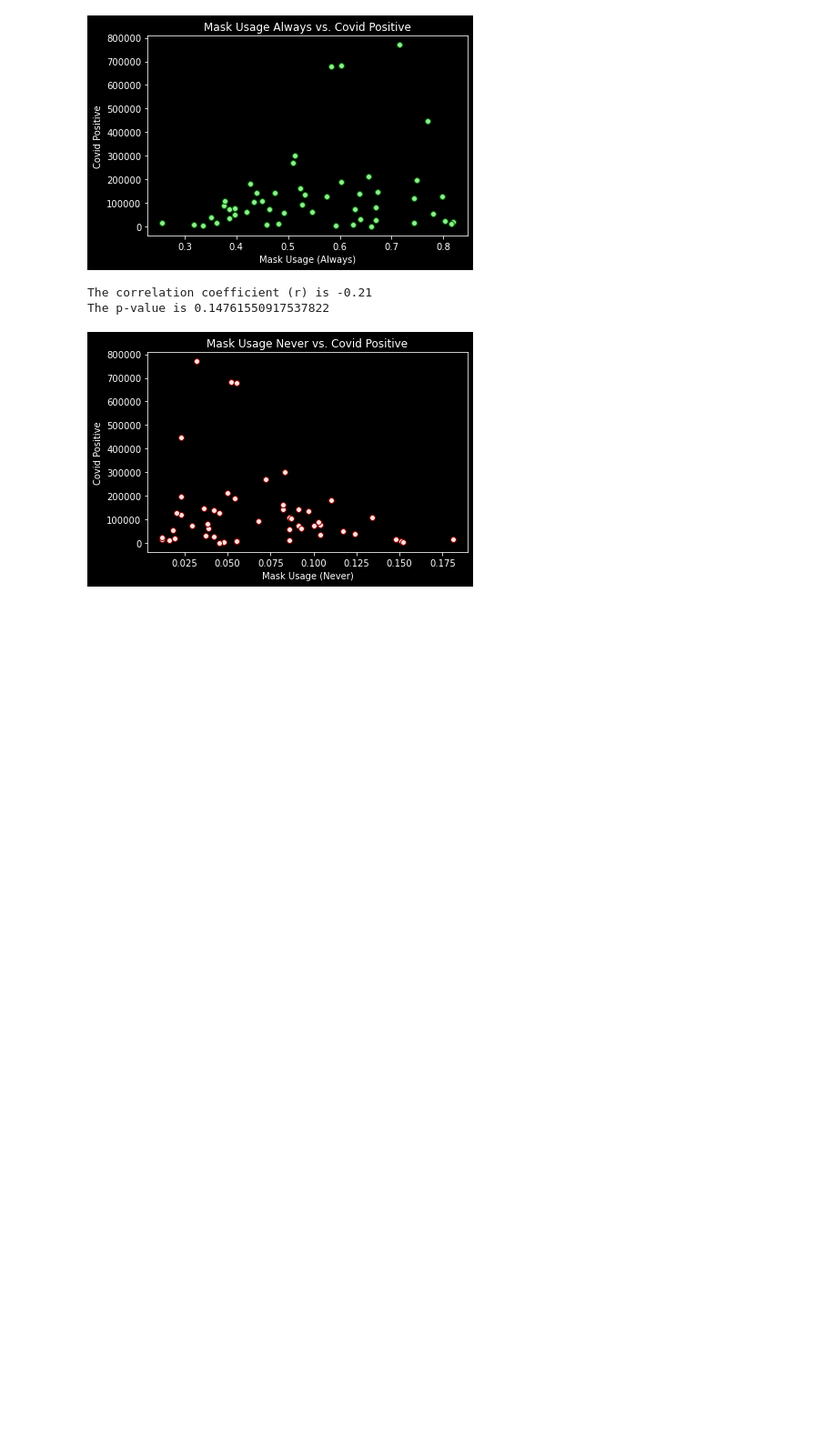
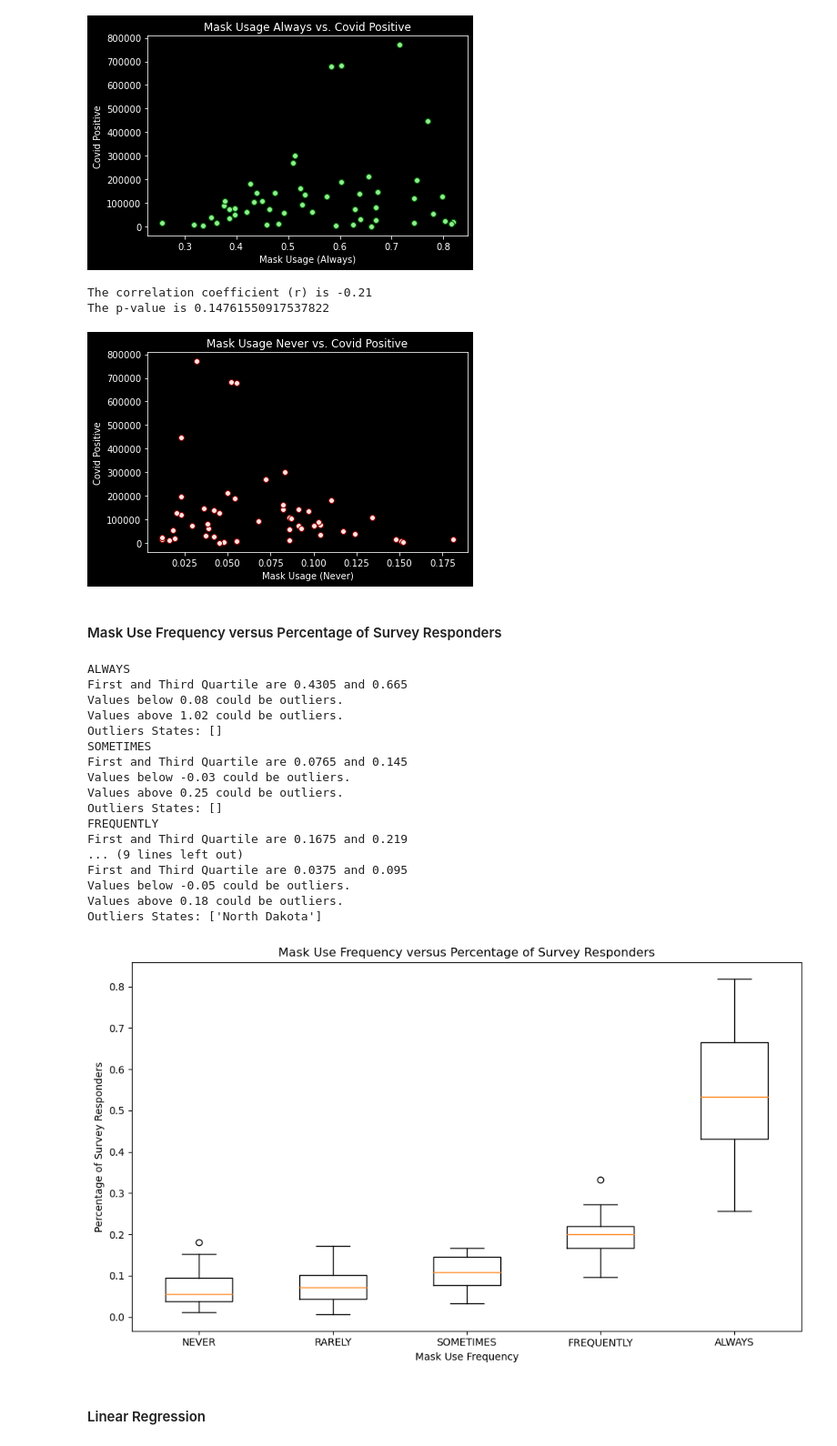
Before and after one commit to havyjavy/Healthcare-and-Covid-19, a Jupyter notebook: CensusData/Census_Mask_Covid-19.ipynb, the cells around one changed output. Shown at 91% size. Drawn from its saved outputs; the diff is of its cells as text; code cells hidden in the pictures; blank space fills up the shorter version.

Commit message:
Updated Census_Mask_Covid19 notebook with Germaine's box plot code.

```diff
--- a/CensusData/Census_Mask_Covid-19.ipynb
+++ b/CensusData/Census_Mask_Covid-19.ipynb
@@ -281,3 +281,62 @@ print(f"The p-value is {correlation[1]}")
 The correlation coefficient (r) is -0.21
 The p-value is 0.14761550917537822
 [figure]
+# %% [markdown]
+#### Mask Use Frequency versus Percentage of Survey Responders
+# %%
+def getquartilesIQR(col):
+    quantiles = mask_covid_data_clean[col].quantile([0.25, 0.75])
+    IQR = quantiles[0.75] - quantiles[0.25]
+    lower_bound = round(quantiles[0.25] - (1.5*IQR), 2)
+    upper_bound = round(quantiles[0.75] + (1.5*IQR), 2)
+    print(col)
+    print(f"First and Third Quartile are {quantiles[0.25]} and {quantiles[0.75]}")
+    print(f"Values below {lower_bound} could be outliers.")
+    print(f"Values above {upper_bound} could be outliers.")
+    outliers = mask_covid_data_clean.loc[(mask_covid_data_clean[col] < lower_bound) | (mask_covid_data_clean[col]
+                > upper_bound)]
+    print("Outliers States:", outliers["State Name"].values.tolist())
+
+getquartilesIQR("ALWAYS")
+getquartilesIQR("SOMETIMES")
+getquartilesIQR("FREQUENTLY")
+getquartilesIQR("RARELY")
+getquartilesIQR("NEVER")
+
+# create space between each treatment regimen
+#    print("\n\n")
+
+# in next cell post the information below:
+
+plt.style.use('default')
+cols = ["NEVER", "RARELY", "SOMETIMES", "FREQUENTLY", "ALWAYS"]
+values = [mask_covid_data_clean[c] for c in cols]
+plt.figure(figsize=(10,6))
+plt.boxplot(values, whis=1.47)
+plt.xticks(np.arange(1,len(cols)+1), cols )
+plt.ylabel("Percentage of Survey Responders")
+plt.xlabel("Mask Use Frequency")
+plt.title("Mask Use Frequency versus Percentage of Survey Responders")
+plt.tight_layout()
+plt.savefig('mask_data_boxplots.png', transparent=True)
+# %% [output]
+ALWAYS
+First and Third Quartile are 0.4305 and 0.665
+Values below 0.08 could be outliers.
+Values above 1.02 could be outliers.
+Outliers States: []
+SOMETIMES
+First and Third Quartile are 0.0765 and 0.145
+Values below -0.03 could be outliers.
+Values above 0.25 could be outliers.
+Outliers States: []
+FREQUENTLY
+First and Third Quartile are 0.1675 and 0.219
+... (9 lines left out)
+First and Third Quartile are 0.0375 and 0.095
+Values below -0.05 could be outliers.
+Values above 0.18 could be outliers.
+Outliers States: ['North Dakota']
+[figure, added]
+# %% [markdown]
+#### Linear Regression
```
Also changed, not shown: parts of 2 cells of this notebook, 1 other file.
